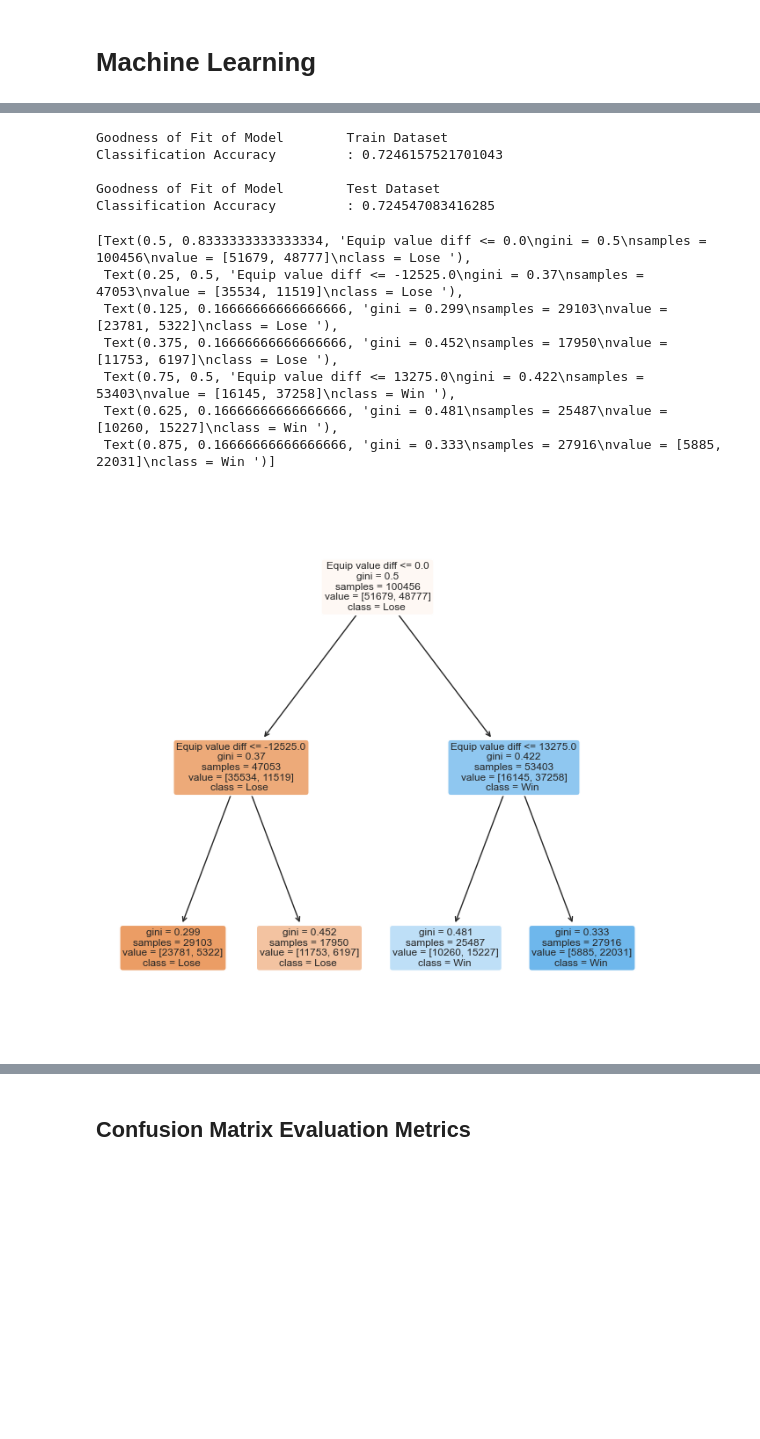
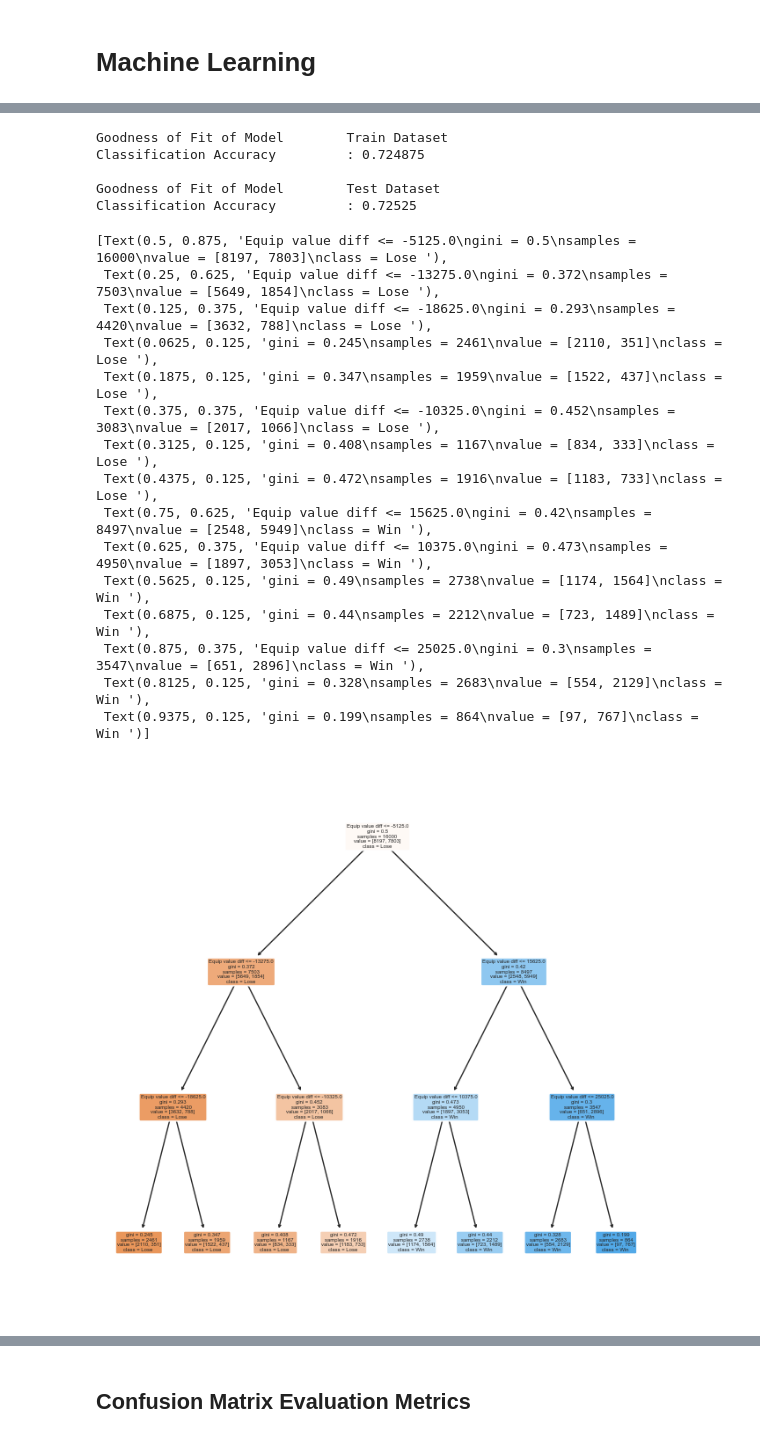
Before and after one commit to fattycuty/DSAI-Mini-Project, a Jupyter notebook: DS Mini-Project.ipynb, the cells around one changed output, grey strips where cells are left out. Cells and saved outputs as stored; diff of their text form; code cells hidden in the pictures; blank space fills up the shorter version.

```diff
--- a/DS Mini-Project.ipynb
+++ b/DS Mini-Project.ipynb
@@ -662,15 +666,13 @@ interactive(children=(Dropdown(description='Map', options=('de_cache', 'de_cbble
 # %%
-from sklearn.tree import DecisionTreeClassifier
-from sklearn.model_selection import train_test_split
-from sklearn.metrics import confusion_matrix
-from sklearn.tree import plot_tree
-sb.set()
-
 #remove rounds with <= eq_val_diff of 5000
 ml_df = pd.DataFrame(demo_clean_df[abs(demo_clean_df['ct_eq_val'] - demo_clean_df['t_eq_val']) >= 5000])
+ml_df = ml_df.sample(n=20000)
 
 #response
 side_win = pd.DataFrame(ml_df['ct_win'])
 
 #predictor
 eq_diff = pd.DataFrame(ml_df['ct_eq_val'] - ml_df['t_eq_val'])
+
+#train test split
+X_train, X_test, y_train, y_test = train_test_split(eq_diff, side_win, test_size = 0.20)
@@ -677,35 +681,43 @@ eq_diff = pd.DataFrame(ml_df['ct_eq_val'] - ml_df['t_eq_val'])
 # %%
-X_train, X_test, y_train, y_test = train_test_split(eq_diff, side_win, test_size = 0.20)
+from sklearn.tree import DecisionTreeClassifier
 
-dectree = DecisionTreeClassifier(max_depth = 2)
+dectree = DecisionTreeClassifier(max_depth = 3)
 dectree.fit(X_train, y_train)
 
 y_train_pred = dectree.predict(X_train)
 y_test_pred = dectree.predict(X_test)
 
 print("Goodness of Fit of Model \tTrain Dataset")
 print("Classification Accuracy \t:", dectree.score(X_train, y_train))
 print()
 
 print("Goodness of Fit of Model \tTest Dataset")
 print("Classification Accuracy \t:", dectree.score(X_test, y_test))
 print()
 
 f = plt.figure(figsize=(8,8))
 plot_tree(dectree, filled=True, rounded=True,
           feature_names=["Equip value diff"],
           class_names=["Lose ","Win "])
 # %% [output]
 Goodness of Fit of Model        Train Dataset
-Classification Accuracy         : 0.7246157521701043
+Classification Accuracy         : 0.724875
 
 Goodness of Fit of Model        Test Dataset
-Classification Accuracy         : 0.724547083416285
+Classification Accuracy         : 0.72525
-[Text(0.5, 0.8333333333333334, 'Equip value diff <= 0.0\ngini = 0.5\nsamples = 100456\nvalue = [51679, 48777]\nclass = Lose '),
- Text(0.25, 0.5, 'Equip value diff <= -12525.0\ngini = 0.37\nsamples = 47053\nvalue = [35534, 11519]\nclass = Lose '),
- Text(0.125, 0.16666666666666666, 'gini = 0.299\nsamples = 29103\nvalue = [23781, 5322]\nclass = Lose '),
- Text(0.375, 0.16666666666666666, 'gini = 0.452\nsamples = 17950\nvalue = [11753, 6197]\nclass = Lose '),
- Text(0.75, 0.5, 'Equip value diff <= 13275.0\ngini = 0.422\nsamples = 53403\nvalue = [16145, 37258]\nclass = Win '),
- Text(0.625, 0.16666666666666666, 'gini = 0.481\nsamples = 25487\nvalue = [10260, 15227]\nclass = Win '),
- Text(0.875, 0.16666666666666666, 'gini = 0.333\nsamples = 27916\nvalue = [5885, 22031]\nclass = Win ')]
+[Text(0.5, 0.875, 'Equip value diff <= -5125.0\ngini = 0.5\nsamples = 16000\nvalue = [8197, 7803]\nclass = Lose '),
+ Text(0.25, 0.625, 'Equip value diff <= -13275.0\ngini = 0.372\nsamples = 7503\nvalue = [5649, 1854]\nclass = Lose '),
+ Text(0.125, 0.375, 'Equip value diff <= -18625.0\ngini = 0.293\nsamples = 4420\nvalue = [3632, 788]\nclass = Lose '),
+ Text(0.0625, 0.125, 'gini = 0.245\nsamples = 2461\nvalue = [2110, 351]\nclass = Lose '),
+ Text(0.1875, 0.125, 'gini = 0.347\nsamples = 1959\nvalue = [1522, 437]\nclass = Lose '),
+ Text(0.375, 0.375, 'Equip value diff <= -10325.0\ngini = 0.452\nsamples = 3083\nvalue = [2017, 1066]\nclass = Lose '),
+ Text(0.3125, 0.125, 'gini = 0.408\nsamples = 1167\nvalue = [834, 333]\nclass = Lose '),
+ Text(0.4375, 0.125, 'gini = 0.472\nsamples = 1916\nvalue = [1183, 733]\nclass = Lose '),
+ Text(0.75, 0.625, 'Equip value diff <= 15625.0\ngini = 0.42\nsamples = 8497\nvalue = [2548, 5949]\nclass = Win '),
+ Text(0.625, 0.375, 'Equip value diff <= 10375.0\ngini = 0.473\nsamples = 4950\nvalue = [1897, 3053]\nclass = Win '),
+ Text(0.5625, 0.125, 'gini = 0.49\nsamples = 2738\nvalue = [1174, 1564]\nclass = Win '),
+ Text(0.6875, 0.125, 'gini = 0.44\nsamples = 2212\nvalue = [723, 1489]\nclass = Win '),
+ Text(0.875, 0.375, 'Equip value diff <= 25025.0\ngini = 0.3\nsamples = 3547\nvalue = [651, 2896]\nclass = Win '),
+ Text(0.8125, 0.125, 'gini = 0.328\nsamples = 2683\nvalue = [554, 2129]\nclass = Win '),
+ Text(0.9375, 0.125, 'gini = 0.199\nsamples = 864\nvalue = [97, 767]\nclass = Win ')]
-[figure, old version]
+[figure, new version]
```
Also changed, not shown: parts of 27 cells of this notebook.
